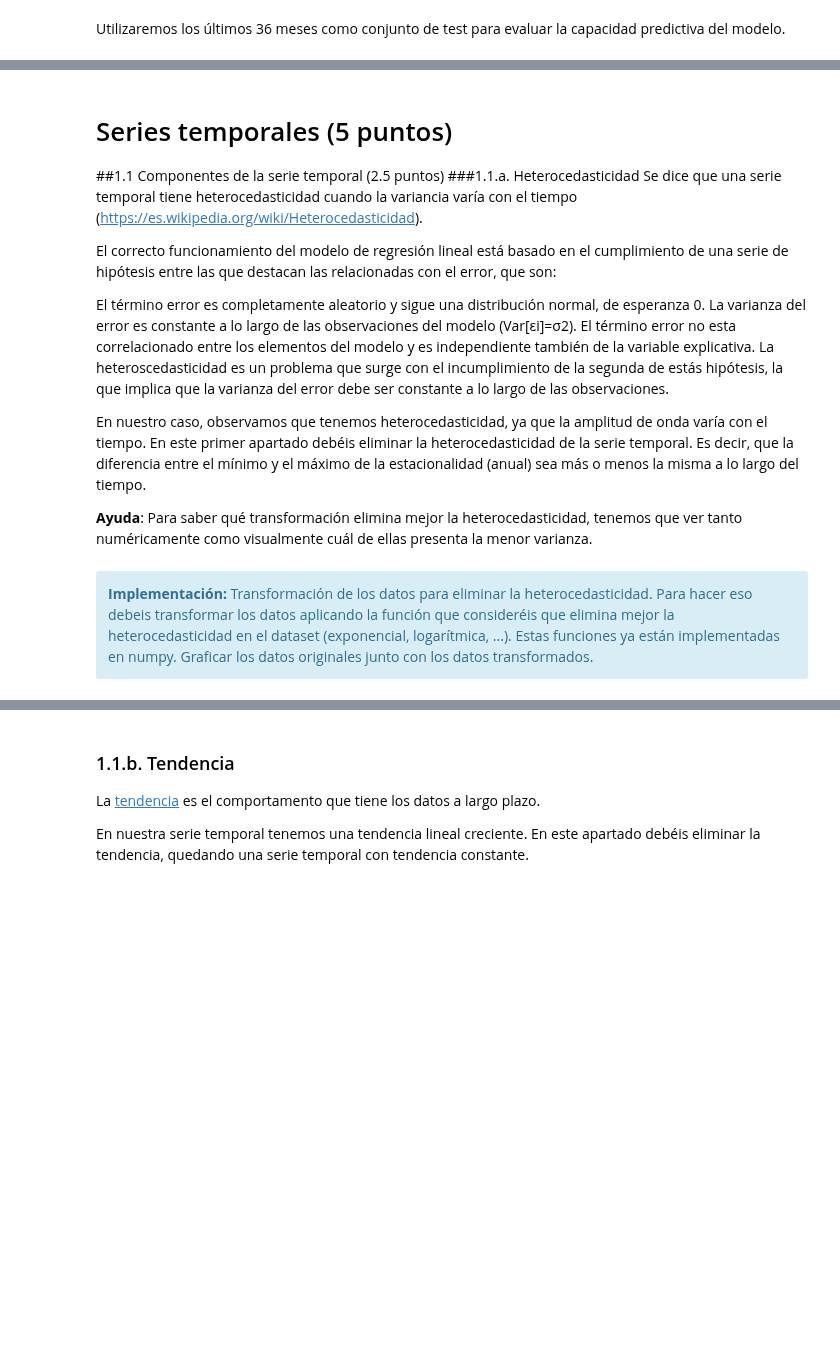
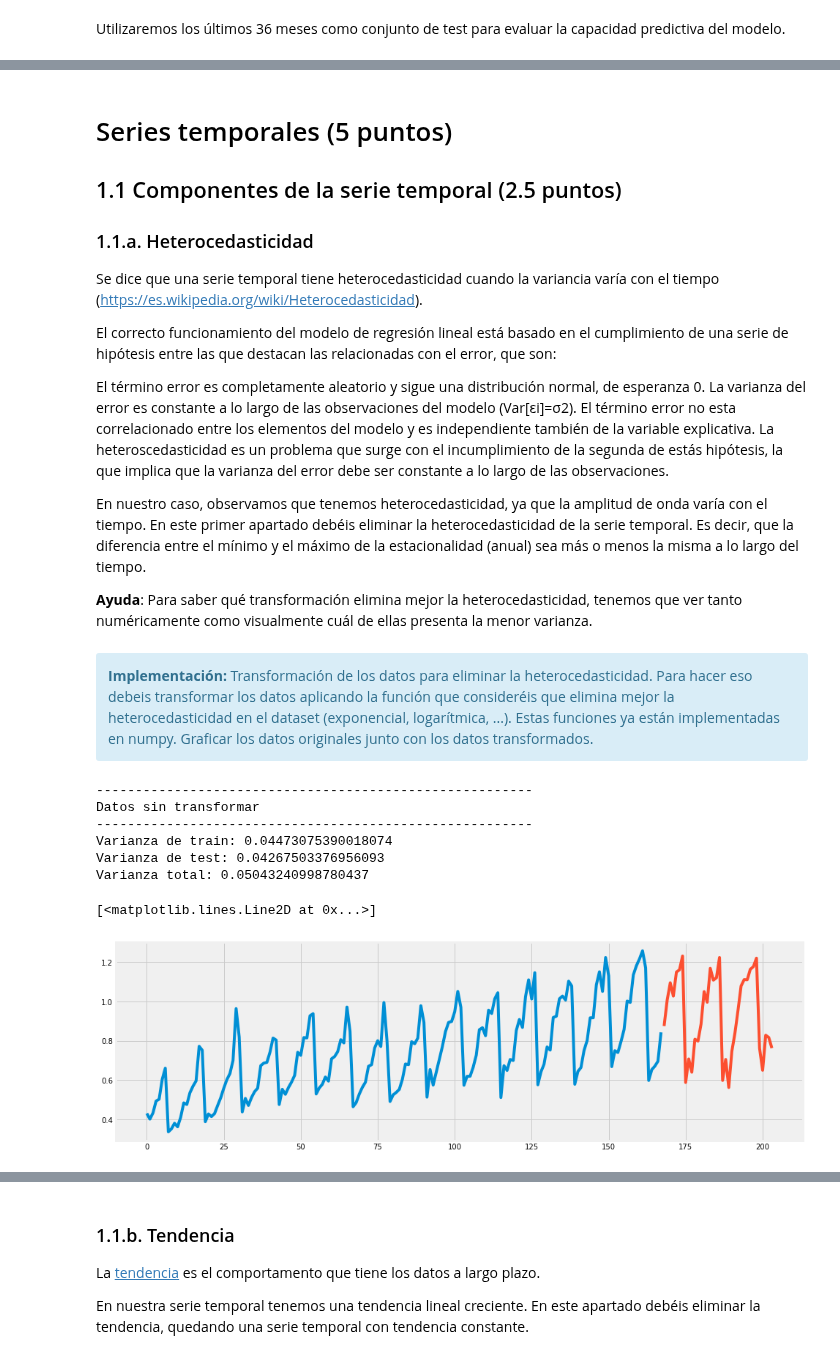
Before and after one commit to mariousm/Data-Science-Master, a Jupyter notebook: 2021-22/PrimerSemestre/Mineria/PEC4/UbiernaSanMamesMario_PEC4.ipynb, the cells around one changed output, grey strips where cells are left out. Cells and saved outputs as stored; diff of their text form; code cells hidden in the pictures; blank space fills up the shorter version.

```diff
--- a/2021-22/PrimerSemestre/Mineria/PEC4/UbiernaSanMamesMario_PEC4.ipynb
+++ b/2021-22/PrimerSemestre/Mineria/PEC4/UbiernaSanMamesMario_PEC4.ipynb
@@ -94,5 +108,5 @@ El dataset (corticoides.csv) que se va a utilizar en este primer ejercicio se ha
 
 Se dispone de una serie temporal con el gasto mensual (millones de dólares) en fármacos con corticoides que tuvo el sistema de salud Australiano entre 1991 y 2008. Se pretende crear un modelo autoregresivo capaz de predecir el futuro gasto mensual.
 # %%
-datos = pd.read_csv('corticoides.csv', sep=',')
+datos = pd.read_csv('./data/corticoides.csv', sep=',')
 datos.head()
@@ -133,7 +161,7 @@ ax.plot(x_test, test)
 # %% [markdown]
 # Series temporales (5 puntos)
-##1.1 Componentes de la serie temporal (2.5 puntos)
-###1.1.a. Heterocedasticidad
+## 1.1 Componentes de la serie temporal (2.5 puntos)
+### 1.1.a. Heterocedasticidad
 Se dice que una serie temporal tiene heterocedasticidad cuando la variancia varía con el tiempo (https://es.wikipedia.org/wiki/Heterocedasticidad).
 
 El correcto funcionamiento del modelo de regresión lineal está basado en el cumplimiento de una serie de hipótesis entre las que destacan las relacionadas con el error, que son:
@@ -147,3 +175,27 @@ En nuestro caso, observamos que tenemos heterocedasticidad, ya que la amplitud d
 <div class="alert alert-block alert-info">
 <strong>Implementación:</strong> Transformación de los datos para eliminar la heterocedasticidad. Para hacer eso debeis transformar los datos aplicando la función que consideréis que elimina mejor la heterocedasticidad en el dataset (exponencial, logarítmica, ...). Estas funciones ya están implementadas en numpy. Graficar los datos originales junto con los datos transformados.
 </div>
+# %%
+print("--------------------------------------------------------")
+print("Datos sin transformar")
+print("--------------------------------------------------------")
+print("Varianza de train: " + str(np.var(train)))
+print("Varianza de test: " + str(np.var(test)))
+print("Varianza total: " + str(np.var(datos)))
+
+TEST_SIZE = 36
+train, test = datos.iloc[:-TEST_SIZE], datos.iloc[-TEST_SIZE:]
+x_train, x_test = np.array(range(train.shape[0])), np.array(range(train.shape[0], datos.shape[0]))
+
+fig, ax = plt.subplots(1, 1, figsize=(15, 5))
+ax.plot(x_train, train)
+ax.plot(x_test, test)
+# %% [output]
+--------------------------------------------------------
+Datos sin transformar
+--------------------------------------------------------
+Varianza de train: 0.04473075390018074
+Varianza de test: 0.04267503376956093
+Varianza total: 0.05043240998780437
+[<matplotlib.lines.Line2D at 0x...>]
+[figure, added]
```
Also changed, not shown: parts of 9 cells of this notebook.
